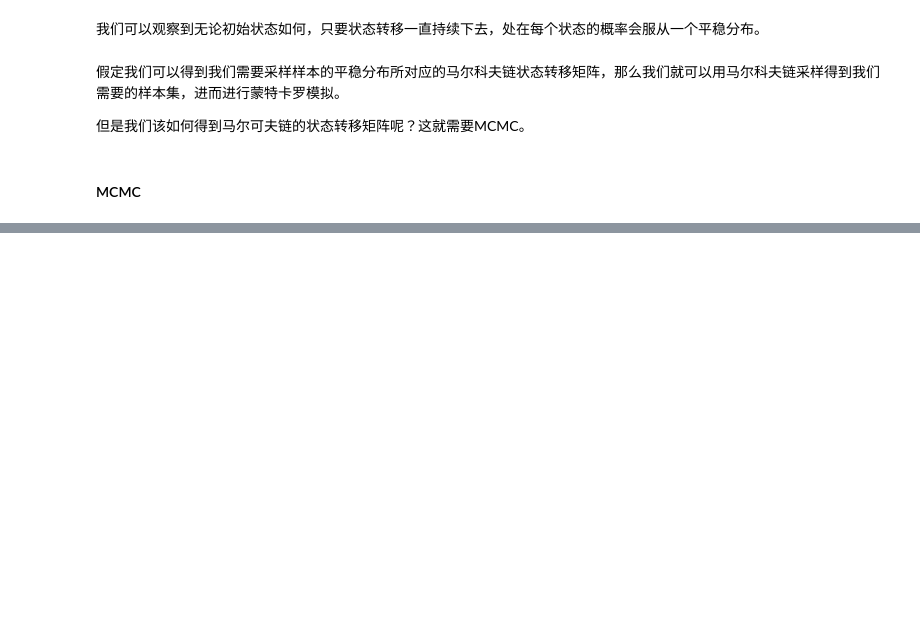
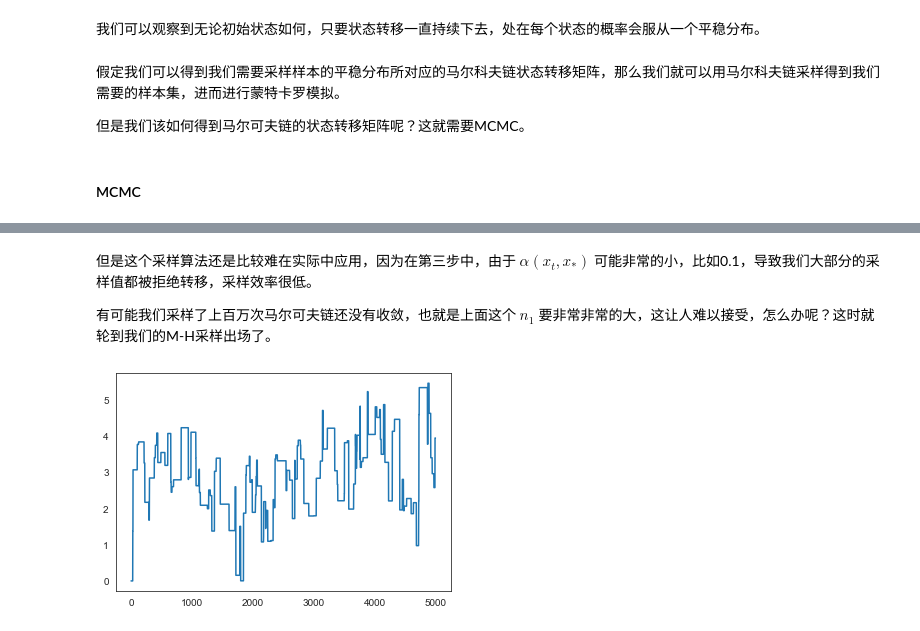
Before and after one commit to Utenna/PyBayesian, a Jupyter notebook: liu/Yikang_0701.ipynb, the cells around one changed output, grey strips where cells are left out. Saved outputs shown, nothing was run; the diff lists cells and outputs as text; code cells hidden in the pictures; blank space fills up the shorter version.

```diff
--- a/liu/Yikang_0701.ipynb
+++ b/liu/Yikang_0701.ipynb
@@ -353,0 +372,28 @@ array([0.28568063, 0.71431937])
+# %% [markdown]
+但是这个采样算法还是比较难在实际中应用，因为在第三步中，由于 $\alpha(x_t,x_*)$ 可能非常的小，比如0.1，导致我们大部分的采样值都被拒绝转移，采样效率很低。
+
+有可能我们采样了上百万次马尔可夫链还没有收敛，也就是上面这个 $n_1$ 要非常非常的大，这让人难以接受，怎么办呢？这时就轮到我们的M-H采样出场了。
+# %%
+def norm_dist_prob(theta,loc=3,scale=2):
+    y = norm.pdf(theta, loc=3, scale=2)
+    return y
+
+T = 5000
+pi = [0 for i in range(T)]
+sigma = 1
+t = 0
+while t < T-1:
+    t = t + 1
+    pi_star = norm.rvs(loc=pi[t - 1], scale=sigma, size=1, random_state=None)   #状态转移进行随机抽样
+    alpha = (norm_dist_prob(pi_star[0])*norm_dist_prob(pi_star[0],loc = pi[t - 1]))   #alpha值
+
+    u = np.random.uniform(0, 1)
+    if u < alpha:
+        pi[t] = pi_star[0]
+    else:
+        pi[t] = pi[t - 1]
+# %%
+plt.plot(range(5000),pi)
+plt.show()
+# %% [output]
+[figure, added]
```
Also changed, not shown: parts of 12 cells of this notebook, 1 other file.
